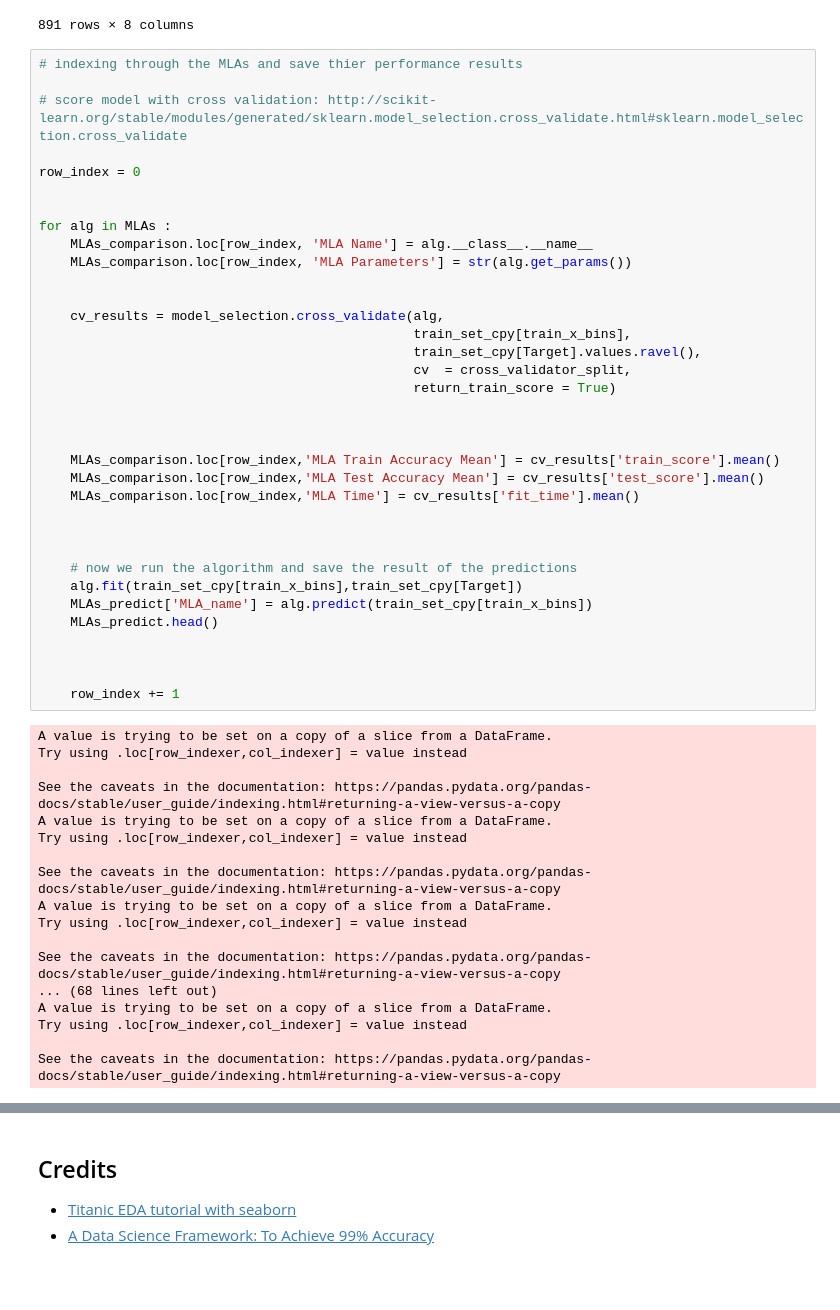
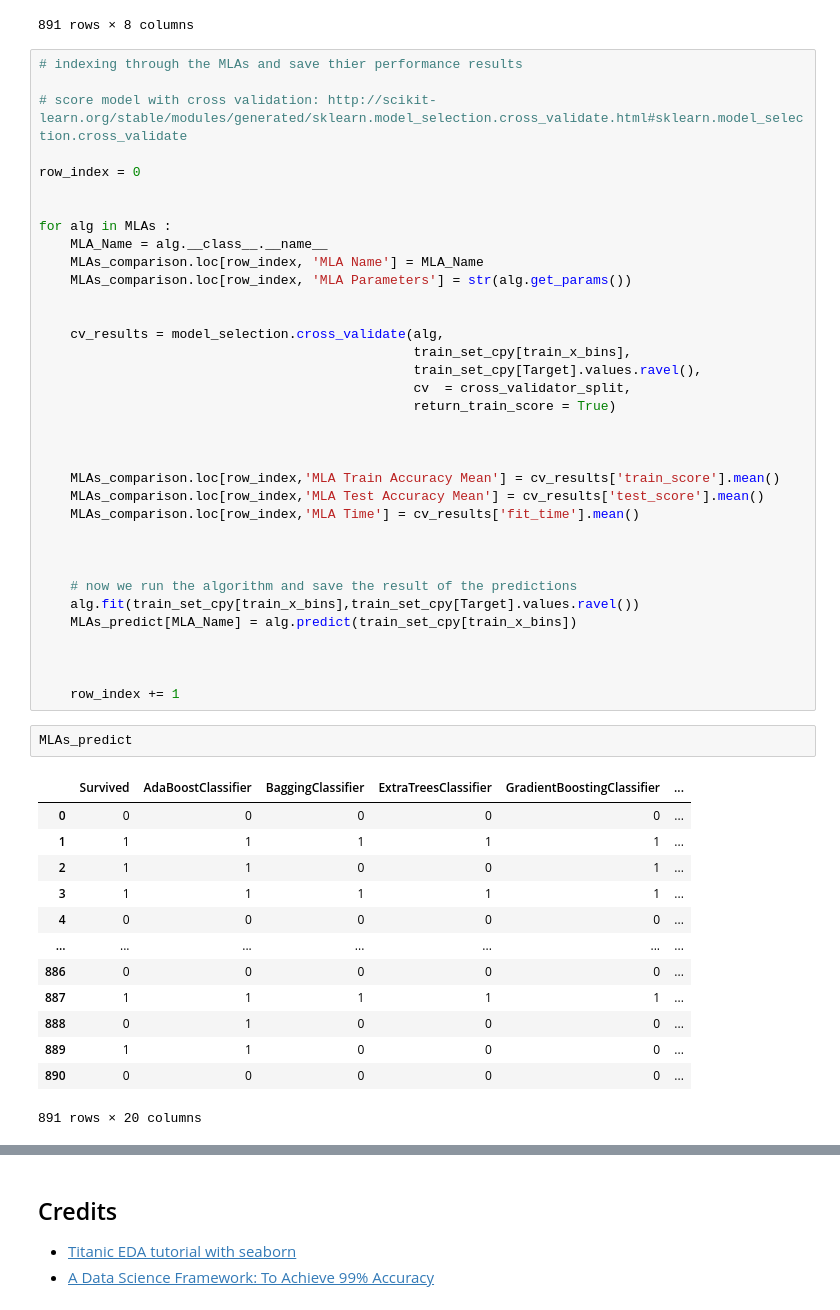
Before and after one commit to yaraxxx/TitanicSurvivalsPrediction, a Jupyter notebook: Survival_AI.ipynb, the cells around one changed output, grey strips where cells are left out. Saved outputs shown, nothing was run; the diff lists cells and outputs as text; blank space fills up the shorter version.

```diff
--- a/Survival_AI.ipynb
+++ b/Survival_AI.ipynb
@@ -697,7 +695,8 @@ row_index = 0
 
 
 for alg in MLAs :
-    MLAs_comparison.loc[row_index, 'MLA Name'] = alg.__class__.__name__
+    MLA_Name = alg.__class__.__name__
+    MLAs_comparison.loc[row_index, 'MLA Name'] = MLA_Name
     MLAs_comparison.loc[row_index, 'MLA Parameters'] = str(alg.get_params())
 
 
@@ -716,31 +715,28 @@ for alg in MLAs :
 
 
     # now we run the algorithm and save the result of the predictions
-    alg.fit(train_set_cpy[train_x_bins],train_set_cpy[Target])
-    MLAs_predict['MLA_name'] = alg.predict(train_set_cpy[train_x_bins])
-    MLAs_predict.head()
+    alg.fit(train_set_cpy[train_x_bins],train_set_cpy[Target].values.ravel())
+    MLAs_predict[MLA_Name] = alg.predict(train_set_cpy[train_x_bins])
 
 
 
     row_index += 1
-# %% [output]
-A value is trying to be set on a copy of a slice from a DataFrame.
-Try using .loc[row_indexer,col_indexer] = value instead
-
-See the caveats in the documentation: https://pandas.pydata.org/pandas-docs/stable/user_guide/indexing.html#returning-a-view-versus-a-copy
-A value is trying to be set on a copy of a slice from a DataFrame.
-Try using .loc[row_indexer,col_indexer] = value instead
-
-See the caveats in the documentation: https://pandas.pydata.org/pandas-docs/stable/user_guide/indexing.html#returning-a-view-versus-a-copy
-A value is trying to be set on a copy of a slice from a DataFrame.
-Try using .loc[row_indexer,col_indexer] = value instead
-
-See the caveats in the documentation: https://pandas.pydata.org/pandas-docs/stable/user_guide/indexing.html#returning-a-view-versus-a-copy
-... (68 lines left out)
-A value is trying to be set on a copy of a slice from a DataFrame.
-Try using .loc[row_indexer,col_indexer] = value instead
-
-See the caveats in the documentation: https://pandas.pydata.org/pandas-docs/stable/user_guide/indexing.html#returning-a-view-versus-a-copy
+# %%
+MLAs_predict
+# %% [output]
+|  | Survived | AdaBoostClassifier | BaggingClassifier | ExtraTreesClassifier | GradientBoostingClassifier | ... |
+| 0 | 0 | 0 | 0 | 0 | 0 | ... |
+| 1 | 1 | 1 | 1 | 1 | 1 | ... |
+| 2 | 1 | 1 | 0 | 0 | 1 | ... |
+| 3 | 1 | 1 | 1 | 1 | 1 | ... |
+| 4 | 0 | 0 | 0 | 0 | 0 | ... |
+| ... | ... | ... | ... | ... | ... | ... |
+| 886 | 0 | 0 | 0 | 0 | 0 | ... |
+| 887 | 1 | 1 | 1 | 1 | 1 | ... |
+| 888 | 0 | 1 | 0 | 0 | 0 | ... |
+| 889 | 1 | 1 | 0 | 0 | 0 | ... |
+| 890 | 0 | 0 | 0 | 0 | 0 | ... |
+891 rows × 20 columns
 # %%
 MLAs_comparison.sort_values( by = ['MLA Test Accuracy Mean'] , ascending = False, inplace = True )
 MLAs_comparison
```
Also changed, not shown: parts of 16 cells of this notebook.
